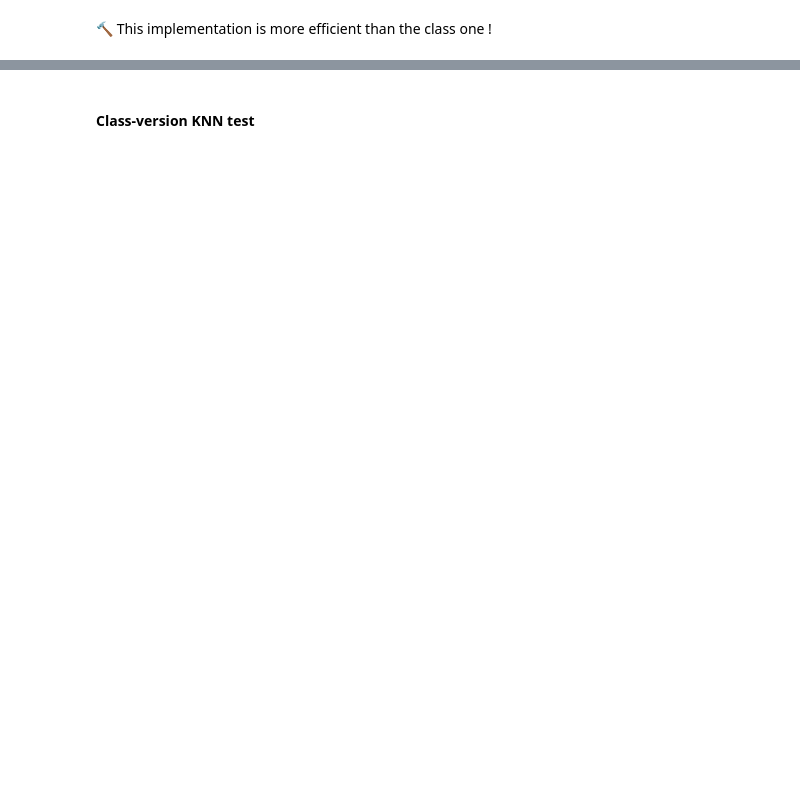
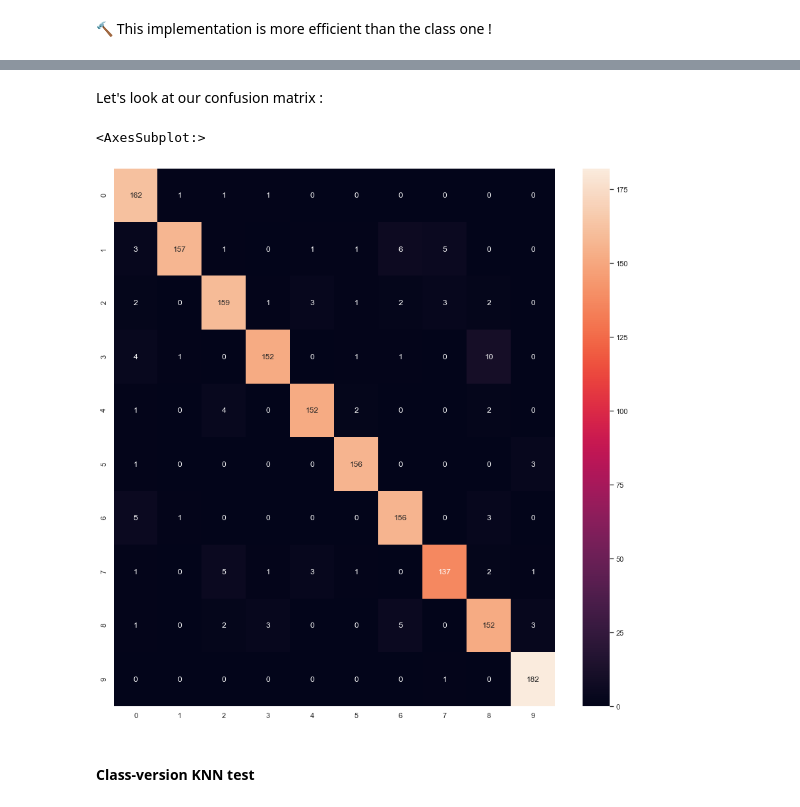
Before and after one commit to kawaremu/MLFromScratch, a Jupyter notebook: Performance measures.ipynb, the cells around one changed output, grey strips where cells are left out. Cells and saved outputs as stored; diff of their text form; code cells hidden in the pictures; blank space fills up the shorter version.

```diff
--- a/Performance measures.ipynb
+++ b/Performance measures.ipynb
@@ -428,11 +444,11 @@ class ConfusionMatrix():
       if len(actual_values) != len(predicted_values):
         raise ValueError('Actual values vector must have the same size as Predicted Values vector!')
 
-      confusion_matrix = np.zeros((10,10))
+      confusion_matrix = np.zeros((10,10),dtype=np.int64)
       for i in range(len(actual_values)):
          confusion_matrix[actual_values[i]-1][predicted_values[i]-1] += 1
 
-      return confusion_matrix.astype(np.int64)
+      return confusion_matrix
 
   def get_parameters(self,n_class):
     """
@@ -465,6 +481,9 @@ class ConfusionMatrix():
     """
     Returns a metric that quantifies the number of correct positive predictions made out of all
     positive predictions that could have been made.
+    Equivalent to True Positive Rate (TPR).
+
+    Coverage of actual positive sample.
     """
     _,TP,_,FN,_ =self.get_parameters(n_class)
     return TP/(TP+FN)
@@ -472,7 +491,7 @@ class ConfusionMatrix():
 
   def specificity(self,n_class):
     """
-    Coverage of actual negative sample.
+    Coverage of actual negative sample. Eqsui
     """
     _,_,FP,_,TN =self.get_parameters(n_class)
     return TN/(TN+FP)
@@ -485,18 +504,21 @@ class ConfusionMatrix():
     _,_,FP,_,TN =self.get_parameters(n_class)
     return FP/(FP+TN)
 
+
+
   def get_metrics(self,n_class):
     _,TP,FP,FN,TN =self.get_parameters(n_class)
     accuracy, precision, recall = (TP+TN)/self.total_samples,TP/(TP+FP),TP/(TP+FN)
     specificity, fpr = TN/(TN+FP),FP/(FP+TN)
 
     print("""
-            accuracy     {:.2f},
-            precision    {:.2f},
-            recall       {:.2f},
-            specificity  {:.2f},
-            fpr          {:.2f}
-            """.format(accuracy,precision,recall,specificity,fpr))
+          * Class {}
+            accuracy     {:.8f},
+            precision    {:.8f},
+            recall       {:.8f},
+            specificity  {:.8f},
+            fpr          {:.8f}
+            """.format(n_class,accuracy,precision,recall,specificity,fpr))
 
     return accuracy, precision, recall,specificity, fpr
 # %%
@@ -819,0 +838,2 @@ Specificity for class 9 is 0.9873417721518988
+# %% [markdown]
+Let's look at our confusion matrix :
@@ -820,3 +843,8 @@ Specificity for class 9 is 0.9873417721518988
+# %%
+sns.heatmap(ConfMKNN.confusion_matrix,cbar=True,fmt="d",annot=True)
+# %% [output]
+<AxesSubplot:>
+[figure, added]
 # %% [markdown]
 #### Class-version KNN test
 # %%
```
Also changed, not shown: parts of 22 cells of this notebook.
